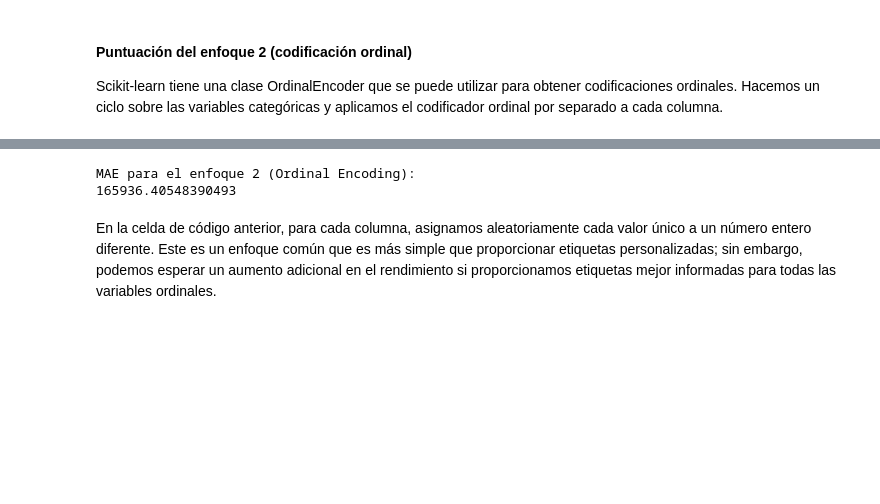
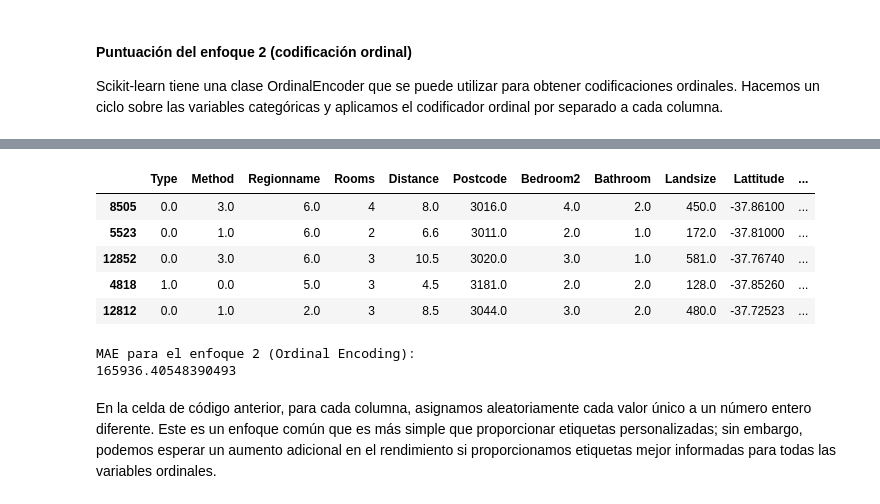
Before and after one commit to vbatiz/intro-ML, a Jupyter notebook: notebooks/IntroML_07.ipynb, the cells around one changed output, grey strips where cells are left out. Drawn from its saved outputs; the diff is of its cells as text; code cells hidden in the pictures; blank space fills up the shorter version.

```diff
--- a/notebooks/IntroML_07.ipynb
+++ b/notebooks/IntroML_07.ipynb
@@ -157,20 +223,23 @@ Scikit-learn tiene una clase OrdinalEncoder que se puede utilizar para obtener c
 # %%
-from sklearn.preprocessing import OrdinalEncoder
-
-# Hacemos una copia para evitar cambiar los datos originales
-label_X_train = X_train.copy()
-label_X_valid = X_valid.copy()
-
 # Applicamos ordinal encoder a cada columna con datos categóricos
 ordinal_encoder = OrdinalEncoder()
 label_X_train[object_cols] = ordinal_encoder.fit_transform(X_train[object_cols])
 label_X_valid[object_cols] = ordinal_encoder.transform(X_valid[object_cols])
-
-print("MAE para el enfoque 2 (Ordinal Encoding):")
-print(score_dataset(label_X_train, label_X_valid, y_train, y_valid))
-# %% [output]
-MAE para el enfoque 2 (Ordinal Encoding):
-165936.40548390493
+# %%
+label_X_valid.head()
+# %% [output]
+|  | Type | Method | Regionname | Rooms | Distance | Postcode | Bedroom2 | Bathroom | Landsize | Lattitude | ... |
+| 8505 | 0.0 | 3.0 | 6.0 | 4 | 8.0 | 3016.0 | 4.0 | 2.0 | 450.0 | -37.86100 | ... |
+| 5523 | 0.0 | 1.0 | 6.0 | 2 | 6.6 | 3011.0 | 2.0 | 1.0 | 172.0 | -37.81000 | ... |
+| 12852 | 0.0 | 3.0 | 6.0 | 3 | 10.5 | 3020.0 | 3.0 | 1.0 | 581.0 | -37.76740 | ... |
+| 4818 | 1.0 | 0.0 | 5.0 | 3 | 4.5 | 3181.0 | 2.0 | 2.0 | 128.0 | -37.85260 | ... |
+| 12812 | 0.0 | 1.0 | 2.0 | 3 | 8.5 | 3044.0 | 3.0 | 2.0 | 480.0 | -37.72523 | ... |
+# %%
+print("MAE para el enfoque 2 (Ordinal Encoding):")
+print(score_dataset(label_X_train, label_X_valid, y_train, y_valid))
+# %% [output]
+MAE para el enfoque 2 (Ordinal Encoding):
+165936.40548390493
 # %% [markdown]
 En la celda de código anterior, para cada columna, asignamos aleatoriamente cada valor único a un número entero diferente. Este es un enfoque común que es más simple que proporcionar etiquetas personalizadas; sin embargo, podemos esperar un aumento adicional en el rendimiento si proporcionamos etiquetas mejor informadas para todas las variables ordinales.
 # %% [markdown]
```
Also changed, not shown: parts of 39 cells of this notebook.
